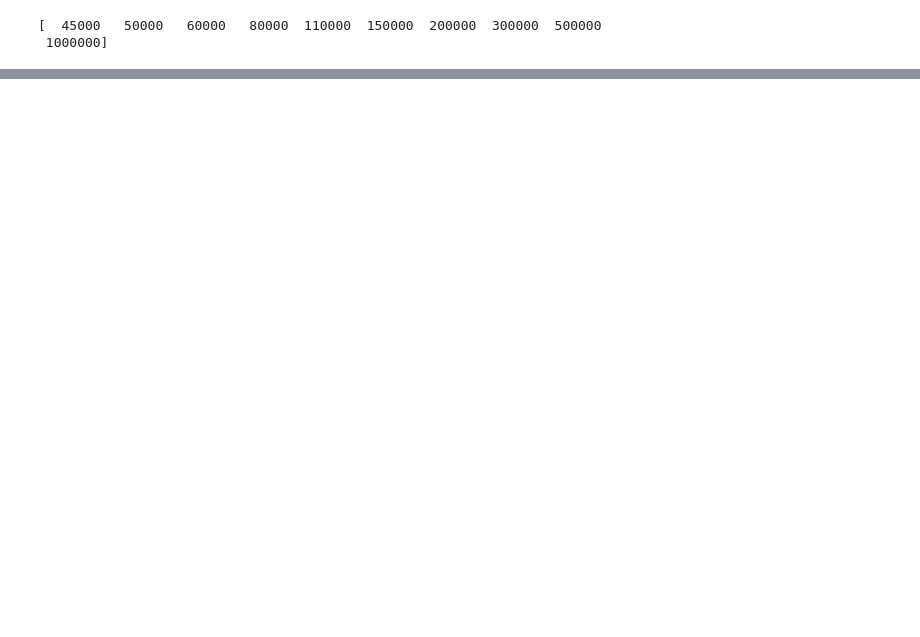
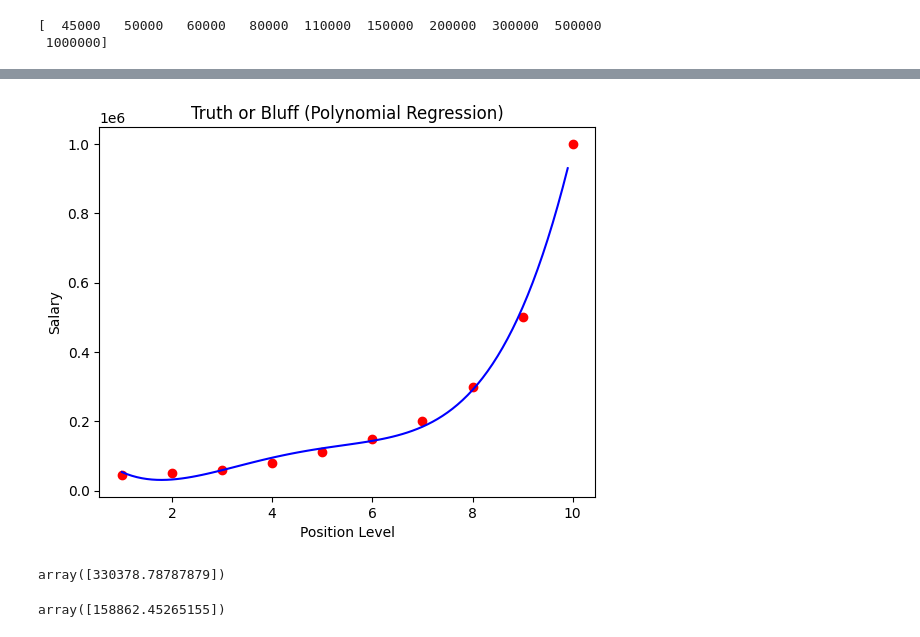
Before and after one commit to Nimira43/Anaximander, a Jupyter notebook: 04-Polynomial-Regression/code/04_Polynomial_Regression.ipynb, the cells around one changed output, grey strips where cells are left out. Cells and saved outputs as stored; diff of their text form; code cells hidden in the pictures; blank space fills up the shorter version.

```diff
--- a/04-Polynomial-Regression/code/04_Polynomial_Regression.ipynb
+++ b/04-Polynomial-Regression/code/04_Polynomial_Regression.ipynb
@@ -31,0 +63,24 @@ X = np.array(ct.fit_transform(X))
+# %%
+# Visualising the Polynomial Regression results - Higher resolution and smoother curve
+
+X_grid = np.arange(min(X), max(X), 0.1)
+X_grid = X_grid.reshape((len(X_grid), 1))
+plt.scatter(X, y, color = 'red')
+plt.plot(X_grid, lin_reg_2.predict(poly_reg.fit_transform(X_grid)), color = 'blue')
+plt.title('Truth or Bluff (Polynomial Regression)')
+plt.xlabel('Position Level')
+plt.ylabel('Salary')
+plt.show()
+# %% [output]
+[figure, added]
+# %%
+# Predicting a new result with Linear Regression
+
+lin_reg.predict([[6.5]])
+# %% [output]
+array([330378.78787879])
+# %%
+# Predicting a new result with Polynomial Regression
+lin_reg_2.predict(poly_reg.fit_transform([[6.5]]))
+# %% [output]
+array([158862.45265155])
```
Also changed, not shown: parts of 7 cells of this notebook.
